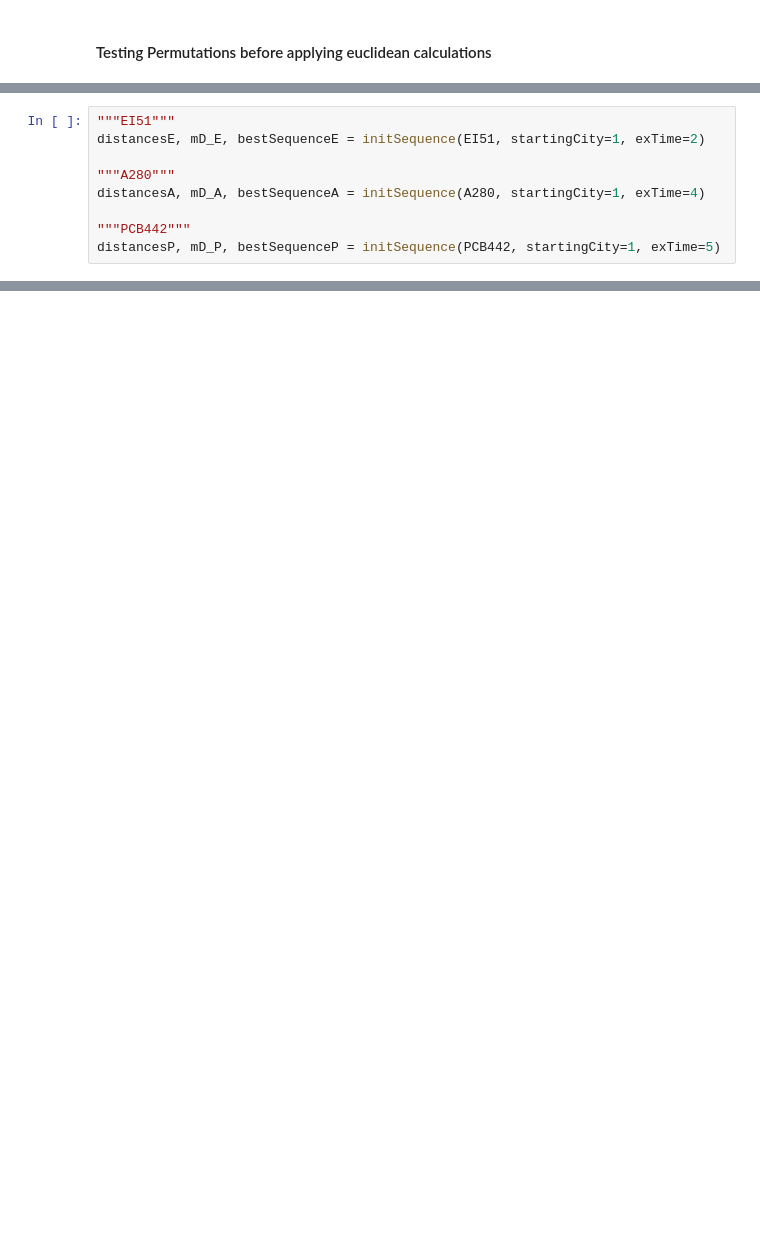
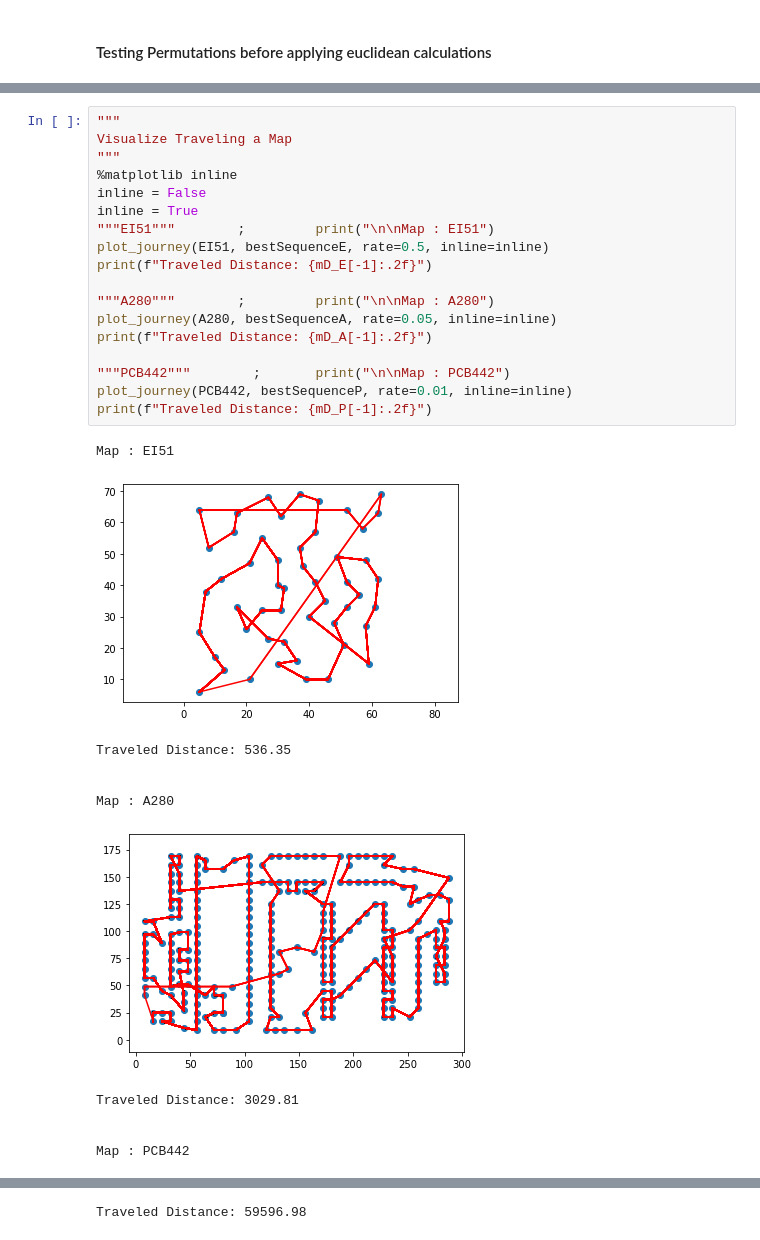
Before and after one commit to ithakis/Stochastic-Simulation-Assignment-3, a Jupyter notebook: Alexander.ipynb, the cells around one changed output, grey strips where cells are left out. Cells and saved outputs as stored; diff of their text form; blank space fills up the shorter version.

```diff
--- a/Alexander.ipynb
+++ b/Alexander.ipynb
@@ -261,9 +311,0 @@ Average minimum Distance = 3228.0823350234537,
-# %%
-"""EI51"""
-distancesE, mD_E, bestSequenceE = initSequence(EI51, startingCity=1, exTime=2)
-
-"""A280"""
-distancesA, mD_A, bestSequenceA = initSequence(A280, startingCity=1, exTime=4)
-
-"""PCB442"""
-distancesP, mD_P, bestSequenceP = initSequence(PCB442, startingCity=1, exTime=5)
@@ -269,0 +383,30 @@ distancesP, mD_P, bestSequenceP = initSequence(PCB442, startingCity=1, exTime=5)
+# %%
+"""
+Visualize Traveling a Map
+"""
+%matplotlib inline
+inline = False
+inline = True
+"""EI51"""        ;         print("\n\nMap : EI51")
+plot_journey(EI51, bestSequenceE, rate=0.5, inline=inline)
+print(f"Traveled Distance: {mD_E[-1]:.2f}")
+
+"""A280"""        ;         print("\n\nMap : A280")
+plot_journey(A280, bestSequenceA, rate=0.05, inline=inline)
+print(f"Traveled Distance: {mD_A[-1]:.2f}")
+
+"""PCB442"""        ;       print("\n\nMap : PCB442")
+plot_journey(PCB442, bestSequenceP, rate=0.01, inline=inline)
+print(f"Traveled Distance: {mD_P[-1]:.2f}")
+# %% [output]
+Map : EI51
+[figure, added]
+Traveled Distance: 536.35
+
+
+Map : A280
+[figure, added]
+Traveled Distance: 3029.81
+
+
+Map : PCB442
@@ -269,0 +414 @@ distancesP, mD_P, bestSequenceP = initSequence(PCB442, startingCity=1, exTime=5)
+Traveled Distance: 59596.98
```
Also changed, not shown: parts of 12 cells of this notebook, 1 other file.
